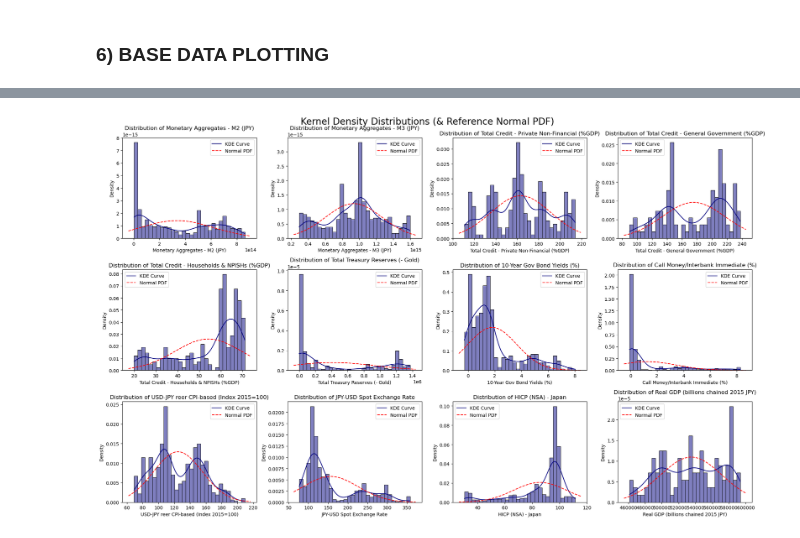
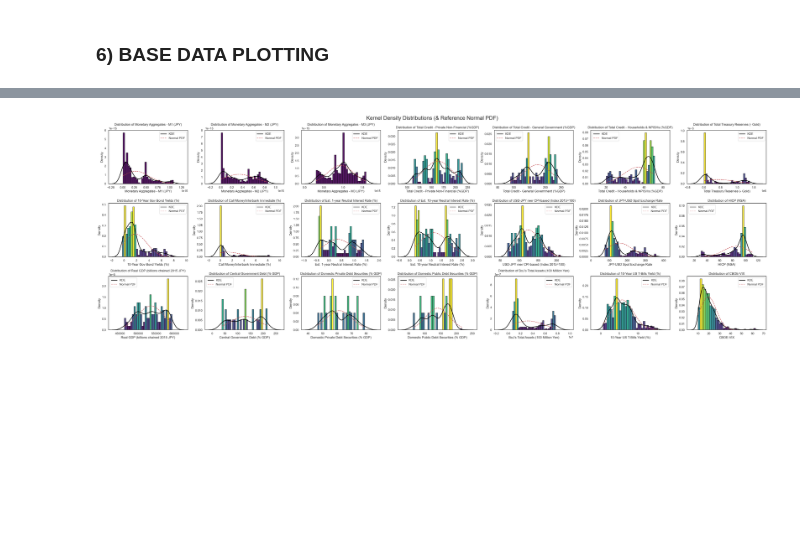
Before and after one commit to EliaLand/PVAR_japan_endogenous_money, a Jupyter notebook: Module2_stats_data_plotting.ipynb, the cells around one changed output, grey strips where cells are left out. Drawn from its saved outputs; the diff is of its cells as text; code cells hidden in the pictures; blank space fills up the shorter version.

```diff
--- a/Module2_stats_data_plotting.ipynb
+++ b/Module2_stats_data_plotting.ipynb
@@ -267,8 +288,12 @@ trans_df = trans_df.copy()
 # (!!!) first differences are to aggresive for credit metrics, they destroy medium-term cycles, signal-to-noise
 # (!!!) credit metrics tend to be highly-persistent I(0) and near-unit-root stationary (so it might result non-stationary, but it is actually slowly mean reverting, we want to keep cyclical deviations)
 # - Monetary Policy Proxies: AR(1) detrending (policy shocks), rates are persistent but not truly I(1)
-ar1detrend_transformed_variables = ["Total Credit - General Government (%GDP)", "Total Credit - Households & NPISHs (%GDP)",
-                                    "10-Year Gov Bond Yields (%)", "Call Money/Interbank Immediate (%)"
+# - Debt Metrics: same reasoning as for credit
+# - VIX index
+ar1detrend_transformed_variables = ["Total Credit - General Government (%GDP)", "Total Credit - Households & NPISHs (%GDP)", "Total Credit - Private Non-Financial (%GDP)",
+                                    "10-Year Gov Bond Yields (%)", "Call Money/Interbank Immediate (%)", "Est. 1-year Neutral Interest Rate (%)", "Est. 10-year Neutral Interest Rate (%)",
+                                    "Central Government Debt (% GDP)", "Domestic Private Debt Securities (% GDP)", "Domestic Public Debt Securities (% GDP)",
+                                    "10-Year US T-Bills Yield (%)", "CBOE-VIX"
                                    ]
 
 # AR(1) detrending Transformed Variables
@@ -610,11 +500,11 @@ statistics = statistics[statistics["n"] >= 2].sort_values("var", ascending=True)
 X = statistics.index.tolist()
 
 # We define the palette following past graphs design
-pal = sns.color_palette("viridis", n_colors=len(X))
+pal = sns.color_palette("Blues", n_colors=len(X))
 
 # General Layout (column and rows enumeration, figure's size, sub_plot)
-cols = 6
-rows = (len(X) + cols - 4) // cols
+cols = 7
+rows = int(np.ceil(len(X) / cols))
 fig, axes = plt.subplots(nrows=rows, ncols=cols, figsize=(4 * cols, 5 * rows))
 axes = np.array(axes).flatten()
 
@@ -666,8 +556,8 @@ X = statistics.index.tolist()
 pal = sns.color_palette("viridis", n_colors=len(X))
 
 # General Layout (column and rows enumeration, figure's size, sub_plot)
-cols = 4
-rows = (len(X) + cols - 1) // cols
+cols = 7
+rows = int(np.ceil(len(X) / cols))
 fig, axes = plt.subplots(nrows=rows, ncols=cols, figsize=(5 * cols, 4 * rows))
 axes = np.array(axes).flatten()
 
@@ -698,41 +588,49 @@ plt.show()
 # %%
 # Data Plotting (variable distribution with respect to the theoretical normal)
 # General Layout (column and rows enumeration, figure's size, sub_plot)
+cols = 7
+jp_aggregated_kde = jp_aggregated_df.drop(columns=["Country", "Time"])
+num_vars = jp_aggregated_kde.shape[1]
+rows = int(np.ceil(num_vars / cols))
 
-num_vars = len(jp_aggregated_df.columns)
-cols = 4
-rows = (num_vars + cols - 1) // cols
-fig, sub_plot = plt.subplots(rows, cols, figsize=(5 * cols, 4 * rows))
-sub_plot = sub_plot.flatten()
+fig, axes = plt.subplots(rows, cols, figsize=(5 * cols, 4 * rows))
+axes = np.ravel(axes)
 
-# Drop columns: time and country
-jp_aggregated_kde = jp_aggregated_df.drop(columns=["Country", "Time"])
+# Colormap
+cmap = cm.get_cmap("viridis")
 
 # Iteration per each variable in jp_aggregated_df (var_i=location of the variable based on index, col_name = variable name)
-for var_i, col_name in enumerate(jp_aggregated_kde.columns):
+for i, col in enumerate(jp_aggregated_kde.columns):
+    data = jp_aggregated_kde[col].dropna()
 # Kernel density distribution of i
 # We discard the NaN observations we mentioned earlier
-    data = jp_aggregated_kde[col_name].dropna()
-# sub_plot specs: kde curve, stat for Y sub_plot, color and number of bins (& title)
-    sns.histplot(data, kde=True, ax=sub_plot[var_i], stat="density", color="navy", bins=30)
-    sub_plot[var_i].set_title(f"Distribution of {col_name}")
-# Normal distribution curve for comparison
-    mu, std = data.mean(), data.std()
-    xmin, xmax = sub_plot[var_i].get_xlim()
-    x = np.linspace(xmin, xmax, 100)
-    p = norm.pdf(x, mu, std)
-    sub_plot[var_i].plot(x, p, "r--", label="Normal PDF")
-# Maual labelling of KDE curve
-    lines = sub_plot[var_i].get_lines()
-    if len(lines) > 0:
-        lines[0].set_label("KDE Curve")
-    sub_plot[var_i].legend()
+    counts, bins = np.histogram(data, bins=30, density=True)
+    bin_centers = 0.5 * (bins[1:] + bins[:-1])
+    widths = np.diff(bins)
+# Normalized densities for color mapping
+    vmin, vmax = counts.min(), counts.max()
+    if np.isclose(vmin, vmax):
+        colors = cmap(np.zeros_like(counts))
+    else:
+        norm_cmap = Normalize(vmin=vmin, vmax=vmax)
+        colors = cmap(norm_cmap(counts))
+# Bins definition
+    axes[i].bar(bin_centers, counts, width=widths, color=colors, edgecolor="black", alpha=0.9)
+# KDE
+    sns.kdeplot(data, ax=axes[i], color="black", linewidth=2, label="KDE")
+# Normal PDF
+    mu, std = data.mean(), data.std(ddof=1)
+    x = np.linspace(bins.min(), bins.max(), 200)
+    axes[i].plot(x, norm.pdf(x, mu, std), "r--", label="Normal PDF")
+
+    axes[i].set_title(f"Distribution of {col}")
+    axes[i].legend()
 # Deletion of unused subplots (we have less variables than available slots for subplots on the page)
-for j in range(var_i + 1, len(sub_plot)):
-    fig.delaxes(sub_plot[j])
+for j in range(i + 1, len(axes)):
+    fig.delaxes(axes[j])
 
-plt.suptitle("Kernel Density Distributions (& Reference Normal PDF)", fontsize = 20)
+plt.suptitle("Kernel Density Distributions (& Reference Normal PDF)", fontsize=20)
 plt.tight_layout()
 plt.show()
 # %% [output]
-[figure, old version]
+[figure, new version]
```
Also changed, not shown: parts of 25 cells of this notebook, 6 other files.
